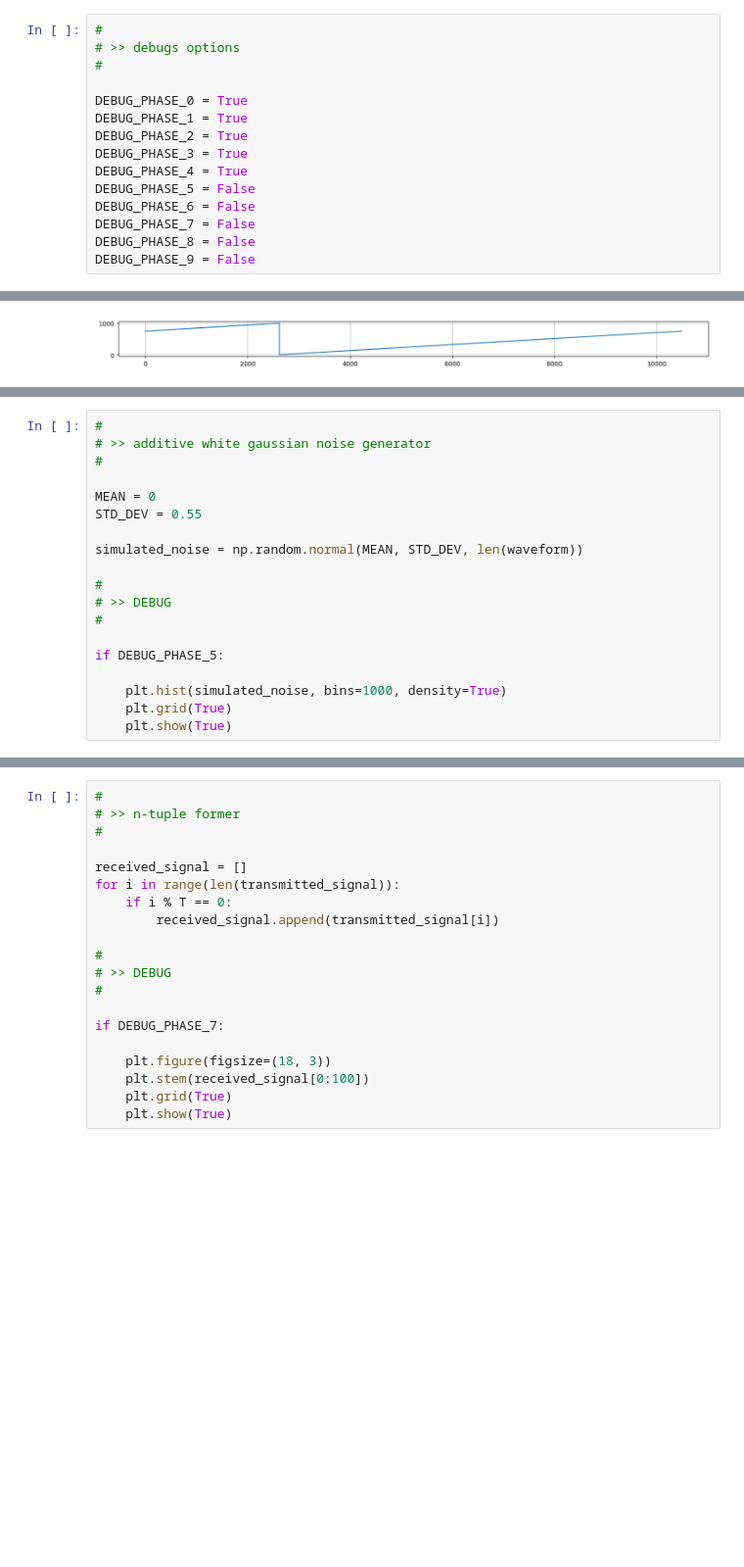
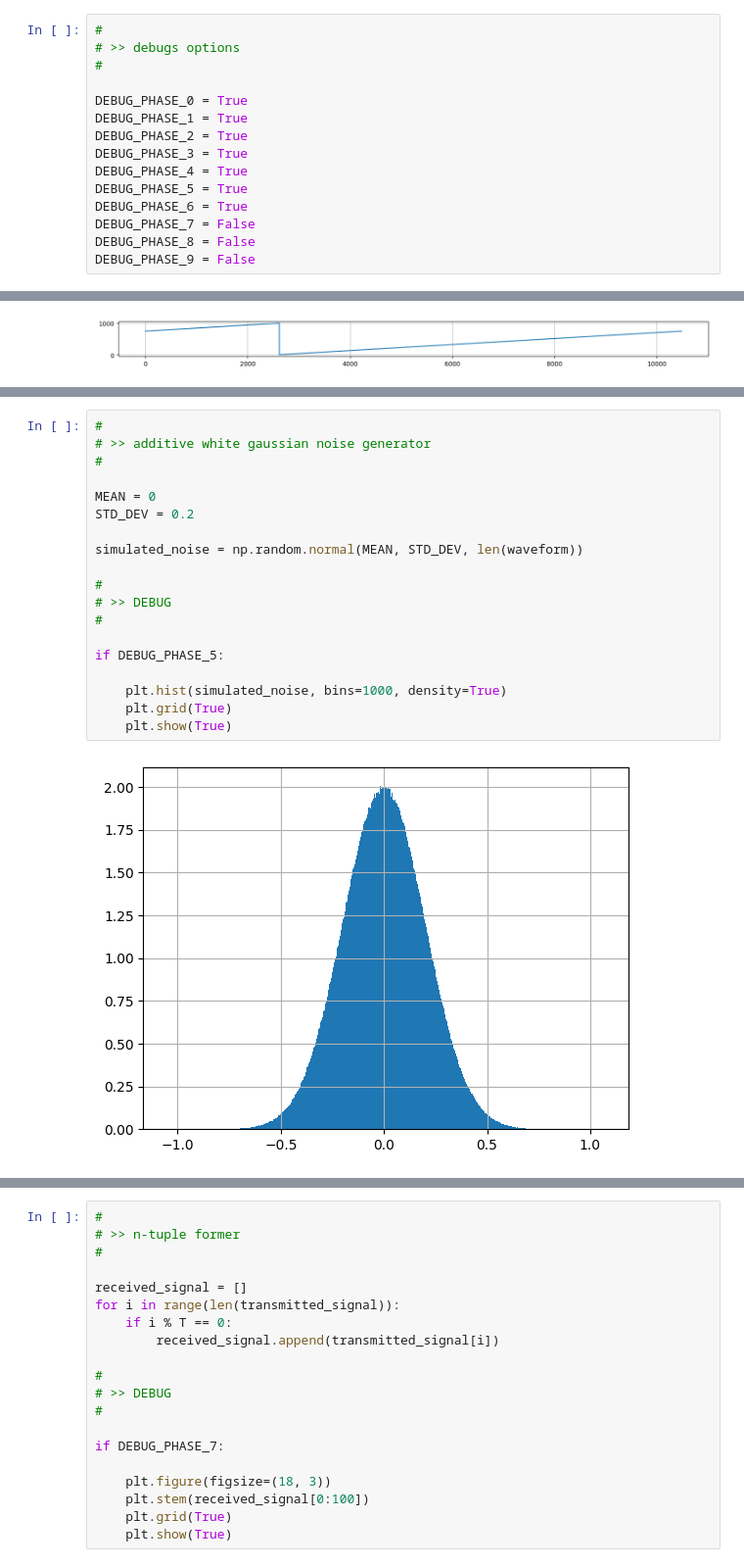
Before and after one commit to juanm-caceres24/SDR-Communication, a Jupyter notebook: LoRa Communication Simulation/LoRaCommunication-Simulation.ipynb, the cells around one changed output, grey strips where cells are left out. Shown: that part at 98% size. Cells and saved outputs as stored; diff of their text form; blank space fills up the shorter version.

```diff
--- a/LoRa Communication Simulation/LoRaCommunication-Simulation.ipynb
+++ b/LoRa Communication Simulation/LoRaCommunication-Simulation.ipynb
@@ -15,8 +15,8 @@ DEBUG_PHASE_1 = True
 DEBUG_PHASE_2 = True
 DEBUG_PHASE_3 = True
 DEBUG_PHASE_4 = True
-DEBUG_PHASE_5 = False
-DEBUG_PHASE_6 = False
+DEBUG_PHASE_5 = True
+DEBUG_PHASE_6 = True
 DEBUG_PHASE_7 = False
 DEBUG_PHASE_8 = False
 DEBUG_PHASE_9 = False
@@ -194,22 +194,24 @@ if DEBUG_PHASE_4:
 # %%
 #
 # >> additive white gaussian noise generator
 #
 
 MEAN = 0
-STD_DEV = 0.55
+STD_DEV = 0.2
 
 simulated_noise = np.random.normal(MEAN, STD_DEV, len(waveform))
 
 #
 # >> DEBUG
 #
 
 if DEBUG_PHASE_5:
 
     plt.hist(simulated_noise, bins=1000, density=True)
     plt.grid(True)
     plt.show(True)
+# %% [output]
+[figure, added]
 # %%
 #
 # >> transmission of the signal over the AWGN channel
```
Also changed, not shown: parts of 4 cells of this notebook.
